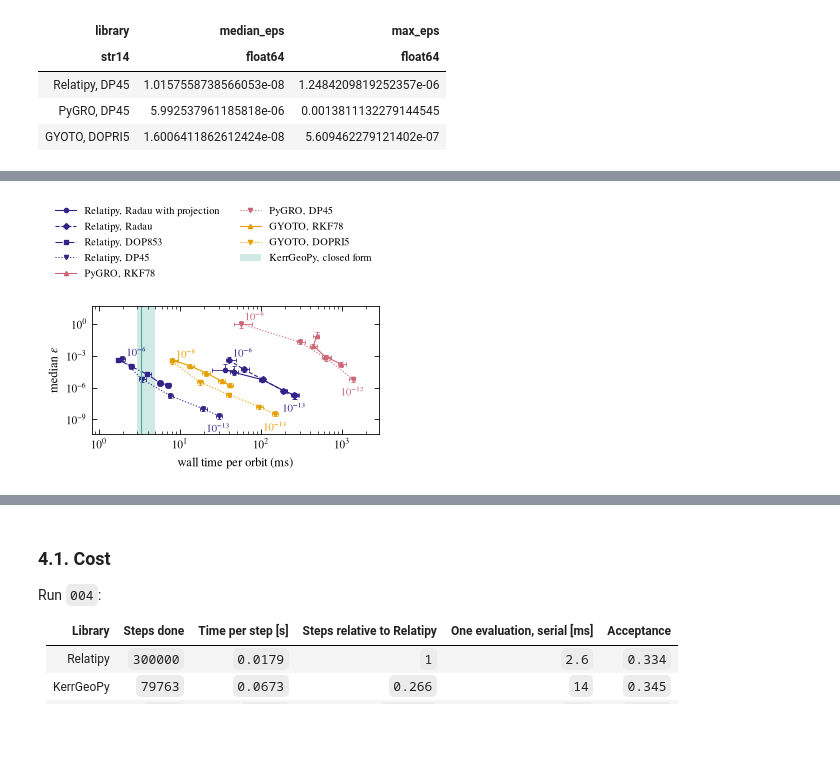
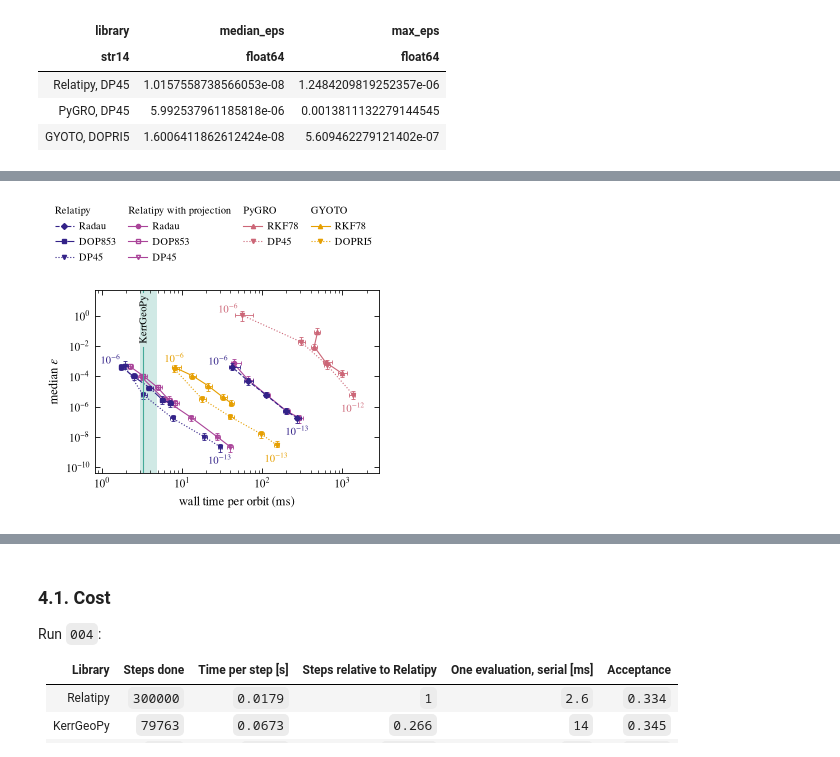
Before and after one commit to lldddv2/relatipy, a Jupyter notebook: docs/validation/01-Theoretical-Validations.ipynb, the cells around one changed output, grey strips where cells are left out. Cells and saved outputs as stored; diff of their text form; code cells hidden in the pictures; blank space fills up the shorter version.

```diff
--- a/docs/validation/01-Theoretical-Validations.ipynb
+++ b/docs/validation/01-Theoretical-Validations.ipynb
@@ -389,7 +389,7 @@ def measure_epicyclic(bh, r, sign, n_periods=10):
     )
     sol = orbit.solve(
         tau_span=(0 * T0, n_periods * T_r * T0),
-        method="projection_radau",
+        method="dop853",
         max_step=T_r / 400 * T0,
     )
 
@@ -704,6 +704,7 @@ def kerrgeopy_at(geodesic, t):
 
 
 N_TURNS = 300
+PYGRO_INTEGRATOR = "rkf78"    # more accurate here than dp45: hmax sets the step, so the higher order wins
 
 
 def circular_stability(bh, x, sign, method="projection_radau", pygro=True, delta=1e-4, n_turns=N_TURNS, goal=12):
@@ -734,7 +735,7 @@ def circular_stability(bh, x, sign, method="projection_radau", pygro=True, delta
     result = dict(turns=t[keep] / T_phi, error=np.abs(r - r_kg) / r0)
 
     if pygro:
-        geo = pygro_solve(bh, orbit, tau_end, goal=goal, hmax=T_phi / 100)
+        geo = pygro_solve(bh, orbit, tau_end, goal=goal, integrator=PYGRO_INTEGRATOR, hmax=T_phi / 100)
         t_pygro, r_pygro = np.asarray(geo.x)[:, 0], np.asarray(geo.x)[:, 1]
         keep = t_pygro <= n_turns * T_phi
         r_kg, _ = kerrgeopy_at(geodesic, t_pygro[keep])
@@ -750,6 +751,13 @@ stability_dop853 = {
     sign: {x: circular_stability(bh, x, sign, method="dop853", pygro=False) for x in radii}
     for sign in branches
 }
+stability_projected = {    # explicit methods with the projection of projection_radau
+    method: {
+        sign: {x: circular_stability(bh, x, sign, method=method, pygro=False) for x in radii}
+        for sign in branches
+    }
+    for method in ("projection_dop853", "projection_dp45")
+}
 # %%
 from matplotlib.ticker import LogFormatterSciNotation, LogLocator, NullFormatter
 
@@ -1513,23 +1566,42 @@ Cost of the same measurement at several tolerances: median $\varepsilon$ of sect
 # %%
 from astropy.table import vstack
+from matplotlib import patheffects
 
+pygro_run = Table.read("data/work-precision/work-precision.csv")    # 2026-10-29: Relatipy (four methods) and PyGRO
 work_precision = vstack([
-    Table.read("data/work-precision/work-precision.csv"),
+    Table.read("data/work-precision/work-precision-relatipy.csv"),    # 2026-11-02: the six Relatipy methods
+    pygro_run[pygro_run["library"] == "pygro"],
     Table.read("data/work-precision/work-precision-gyoto.csv"),
 ])
 kerrgeopy_wall = Table.read("data/work-precision/work-precision-kerrgeopy.csv")["wall_s"].data * 1e3    # [ms]
 pygro_rows = work_precision["library"] == "pygro"
 work_precision["tol"][pygro_rows] = 10.0**-work_precision["tol"][pygro_rows]    # PyGRO rows store goal: atol = rtol = 10**-goal
 GYOTO_COLOR = "#E69F00"    # Okabe-Ito orange: COLORS has no free colour distinct from the other libraries
+PROJECTION_COLOR = COLORS[6]    # Paul Tol muted purple: Relatipy methods with projection
+PROJECTION_ZORDER = 1.5    # below the methods without projection (default 2), which overlap them
 SETTINGS = {    # color: library; marker and line: method; tolerances written at both ends of one line per group
-    ("relatipy", "projection_radau"): dict(label="Relatipy, Radau with projection", color=COLORS[0], marker="o"),
-    ("relatipy", "radau"): dict(label="Relatipy, Radau", color=COLORS[0], marker="D", ls="--", annotate=True),
-    ("relatipy", "dop853"): dict(label="Relatipy, DOP853", color=COLORS[0], marker="s", ls="-."),
-    ("relatipy", "dp45"): dict(label="Relatipy, DP45", color=COLORS[0], marker="v", ls=":", annotate=True),
-    ("pygro", "rkf78"): dict(label="PyGRO, RKF78", color=COLORS[1], marker="^"),
-    ("pygro", "dp45"): dict(label="PyGRO, DP45", color=COLORS[1], marker="v", ls=":", annotate=True),
-    ("gyoto", "runge_kutta_fehlberg78"): dict(label="GYOTO, RKF78", color=GYOTO_COLOR, marker="^"),
-    ("gyoto", "runge_kutta_dopri5"): dict(label="GYOTO, DOPRI5", color=GYOTO_COLOR, marker="v", ls=":", annotate=True),
+    ("relatipy", "radau"): dict(label="Radau", color=COLORS[0], marker="D", ls="--", annotate=True),
+    ("relatipy", "dop853"): dict(label="DOP853", color=COLORS[0], marker="s", ls="-."),
+    ("relatipy", "dp45"): dict(label="DP45", color=COLORS[0], marker="v", ls=":", annotate=True),
+    # with projection, together in the legend; same marker as the method without projection, open
+    ("relatipy", "projection_radau"): dict(label="Radau", color=PROJECTION_COLOR, marker="o",
+                                           zorder=PROJECTION_ZORDER),
+    ("relatipy", "projection_dop853"): dict(label="DOP853", color=PROJECTION_COLOR, marker="s",
+                                            mfc="none", zorder=PROJECTION_ZORDER),
+    ("relatipy", "projection_dp45"): dict(label="DP45", color=PROJECTION_COLOR, marker="v",
+                                          mfc="none", zorder=PROJECTION_ZORDER),
+    ("pygro", "rkf78"): dict(label="RKF78", color=COLORS[1], marker="^"),
+    ("pygro", "dp45"): dict(label="DP45", color=COLORS[1], marker="v", ls=":", annotate=True),
+    ("gyoto", "runge_kutta_fehlberg78"): dict(label="RKF78", color=GYOTO_COLOR, marker="^"),
+    ("gyoto", "runge_kutta_dopri5"): dict(label="DOPRI5", color=GYOTO_COLOR, marker="v", ls=":", annotate=True,
+                                          loosest=dict(xytext=(0, 5), ha="center")),    # left of it: KerrGeoPy band
+}
+LEGEND_GROUPS = {    # one legend column per group: its title, then its methods
+    "Relatipy": [("relatipy", "radau"), ("relatipy", "dop853"), ("relatipy", "dp45")],
+    "Relatipy with projection": [("relatipy", "projection_radau"), ("relatipy", "projection_dop853"),
+                                 ("relatipy", "projection_dp45")],
+    "PyGRO": [("pygro", "rkf78"), ("pygro", "dp45")],
+    "GYOTO": [("gyoto", "runge_kutta_fehlberg78"), ("gyoto", "runge_kutta_dopri5")],
 }
 
 TWO_SIGMA = (2.275, 97.725)    # [%] two-sided 2 sigma of a normal distribution
@@ -1538,43 +1610,67 @@ rng = np.random.default_rng(2026)
 
 def median_interval(values, n_boot=2000):
     """2 sigma bootstrap interval of the median."""
     medians = np.median(rng.choice(values, (n_boot, values.size)), axis=1)
     return np.percentile(medians, TWO_SIGMA)
 
 
 summary = []
 for (library, method), kw in SETTINGS.items():
     rows = work_precision[(work_precision["library"] == library) & (work_precision["method"] == method)]
     for tol in np.unique(rows["tol"]):
         ok = rows[(rows["tol"] == tol) & (rows["status"] == "ok") & np.isfinite(rows["eps"])]    # ok and measured
         wall, eps = ok["wall_s"].data, ok["eps"].data
         summary.append((library, method, tol, len(ok), np.median(wall), *median_interval(wall),
                         np.median(eps), *median_interval(eps)))
 summary = Table(rows=summary, names=("library", "method", "tol", "n_ok", "wall_s", "wall_low", "wall_high",
                                      "eps", "eps_low", "eps_high"))
 
-fig, ax = new_figure(PAPER_WIDTH, height=70)
+fig, ax = new_figure(PAPER_WIDTH, height=80)    # 70 mm of panel plus the legend
+lines = {}
 for (library, method), kw in SETTINGS.items():
     s = summary[(summary["library"] == library) & (summary["method"] == method)]
-    ax.plot(s["wall_s"] * 1e3, s["eps"], color=kw["color"], ls=kw.get("ls", "-"), lw=0.8, label=kw["label"],
-            marker=kw["marker"], ms=3)
+    lines[library, method], = ax.plot(s["wall_s"] * 1e3, s["eps"], color=kw["color"], ls=kw.get("ls", "-"), lw=0.8, label=kw["label"],
+            marker=kw["marker"], mfc=kw.get("mfc"), ms=3, zorder=kw.get("zorder", 2))
     ax.errorbar(s["wall_s"] * 1e3, s["eps"], color=kw["color"], fmt="none", elinewidth=0.6, capsize=1.5,
-                capthick=0.6, xerr=[(s["wall_s"] - s["wall_low"]) * 1e3, (s["wall_high"] - s["wall_s"]) * 1e3],
+                capthick=0.6, zorder=kw.get("zorder", 2), xerr=[(s["wall_s"] - s["wall_low"]) * 1e3, (s["wall_high"] - s["wall_s"]) * 1e3],
                 yerr=[s["eps"] - s["eps_low"], s["eps_high"] - s["eps"]])
-    # tolerance at both ends of the line: tightest below its point, loosest above right
-    ends = [(s[0], dict(xytext=(0, -5), ha="center", va="top")), (s[-1], dict(xytext=(3, 2)))]
+    # tolerance at both ends of the line: tightest below its point, loosest above left (or as set in
+    # SETTINGS), where no other line passes; a white outline keeps them readable over nearby markers
+    loosest = kw.get("loosest", dict(xytext=(-3, 2), ha="right"))
+    ends = [(s[0], dict(xytext=(0, -5), ha="center", va="top")), (s[-1], loosest)]
     for row, place in ends if kw.get("annotate") else []:
         ax.annotate(rf"$10^{{{np.log10(row['tol']):.0f}}}$", (row["wall_s"] * 1e3, row["eps"]),
-                    textcoords="offset points", fontsize=STYLE.target.small_size, color=kw["color"], **place)
-# KerrGeoPy: closed form, no epsilon; band over the range of its time per orbit, line at the median
-ax.axvspan(kerrgeopy_wall.min(), kerrgeopy_wall.max(), color=COLORS[2], alpha=0.25, lw=0,
-           label="KerrGeoPy, closed form")
-ax.axvline(np.median(kerrgeopy_wall), color=COLORS[2], lw=0.8)
+                    textcoords="offset points", fontsize=STYLE.target.small_size, color=kw["color"], zorder=5,
+                    path_effects=[patheffects.withStroke(linewidth=1.5, foreground="white")], **place)
+# KerrGeoPy: closed form, no epsilon; band over the range of its time per orbit, line at the median, named on the band
+ax.axvspan(kerrgeopy_wall.min(), kerrgeopy_wall.max(), color=COLORS[2], alpha=0.25, lw=0)
+name = ax.text(np.median(kerrgeopy_wall), 0.97, "KerrGeoPy", transform=ax.get_xaxis_transform(), rotation=90,
+               ha="center", va="top", fontsize=STYLE.target.small_size, color="black")
 ax.set(xscale="log", yscale="log", xlabel="wall time per orbit (ms)", ylabel=r"median $\varepsilon$")
 ax.margins(x=0.1, y=0.15)    # room for the end labels
-fig.legend(*ax.get_legend_handles_labels(), loc="outside upper center", ncols=2, frameon=False)
+
+# Legend: one column per group, a title row on top, blank rows to even the columns
+rows = max(len(keys) for keys in LEGEND_GROUPS.values()) + 1
+blank = plt.Line2D([], [], ls="none")
+handles, labels = [], []
+for title, keys in LEGEND_GROUPS.items():
+    column = [(blank, title)] + [(lines[key], SETTINGS[key]["label"]) for key in keys]
+    column += [(blank, "")] * (rows - len(column))
+    handles += [h for h, _ in column]
+    labels += [l for _, l in column]
+legend = fig.legend(handles, labels, loc="outside upper center", ncols=len(LEGEND_GROUPS), frameon=False,
+                    handlelength=1.8, handletextpad=0.5, columnspacing=1.2)
+for column in legend._legend_handle_box.get_children():    # titles flush left: no handle space
+    title_row = column.get_children()[0]
+    title_row.get_children()[0].width, title_row.sep = 0, 0
+
+# After the legend, which shrinks the axes: the median line stops around the name, with a small gap
+fig.canvas.draw()
+low, high = ax.transAxes.inverted().transform(name.get_window_extent().get_points())[:, 1]
+for y0, y1 in ((0, low - 0.02), (high + 0.02, 1)):
+    ax.axvline(np.median(kerrgeopy_wall), y0, y1, color=COLORS[2], lw=0.8)
 save_paper_figure(fig, "precession", "work-precision")
 plt.show()
 summary
 # %% [output]
-[figure, old version]
+[figure, new version]
```
Also changed, not shown: parts of 13 cells of this notebook, 6 other files.
